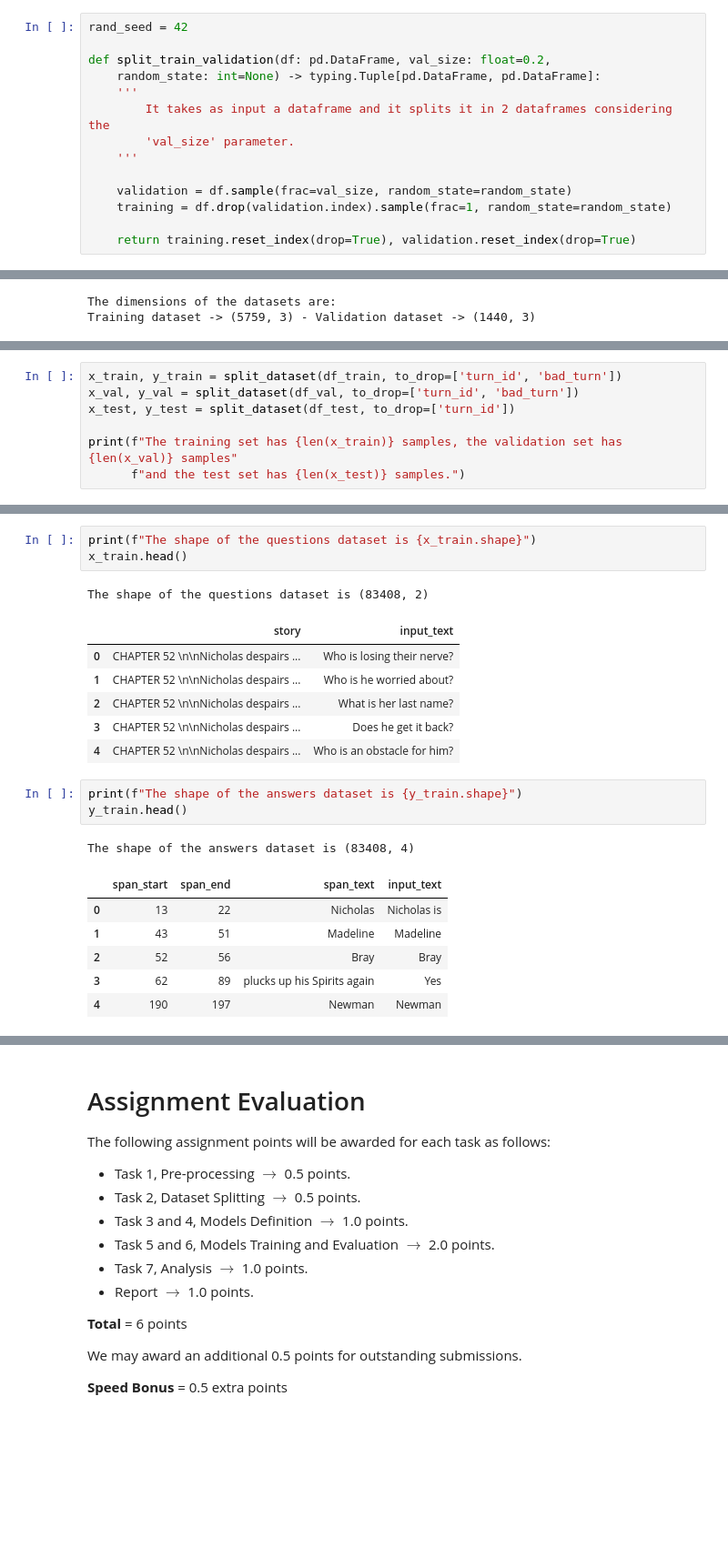
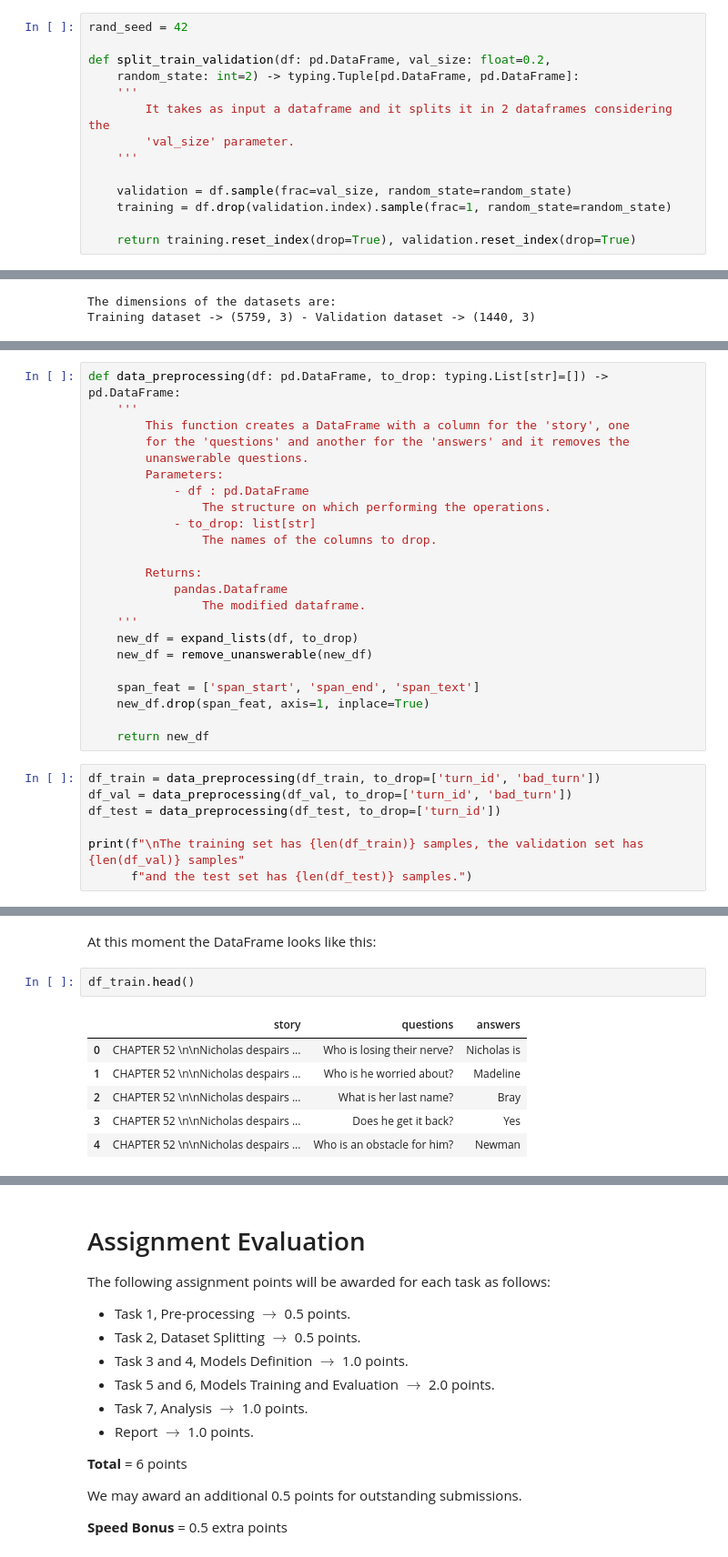
Before and after one commit to Valendrew/pos-tagging-abstractive-qa, a Jupyter notebook: Question_answering/master-nlp-ass02.ipynb, the cells around one changed output, grey strips where cells are left out. Shown at 91% size. Saved outputs shown, nothing was run; the diff lists cells and outputs as text; blank space fills up the shorter version.

```diff
--- a/Question_answering/master-nlp-ass02.ipynb
+++ b/Question_answering/master-nlp-ass02.ipynb
@@ -265,7 +272,7 @@ At this point we can split the dataset in training and validation and then we se
 rand_seed = 42
 
 def split_train_validation(df: pd.DataFrame, val_size: float=0.2,
-    random_state: int=None) -> typing.Tuple[pd.DataFrame, pd.DataFrame]:
+    random_state: int=2) -> typing.Tuple[pd.DataFrame, pd.DataFrame]:
     '''
         It takes as input a dataframe and it splits it in 2 dataframes considering the
         'val_size' parameter.
@@ -298,8 +333,31 @@ def split_dataset(df: pd.DataFrame, to_drop: typing.List[str]=[]) -> typing.Tupl
+# %%
+def data_preprocessing(df: pd.DataFrame, to_drop: typing.List[str]=[]) -> pd.DataFrame:
+    '''
+        This function creates a DataFrame with a column for the 'story', one
+        for the 'questions' and another for the 'answers' and it removes the
+        unanswerable questions.
+        Parameters:
+            - df : pd.DataFrame
+                The structure on which performing the operations.
+            - to_drop: list[str]
+                The names of the columns to drop.
+
+        Returns:
+            pandas.Dataframe
+                The modified dataframe.
+    '''
+    new_df = expand_lists(df, to_drop)
+    new_df = remove_unanswerable(new_df)
+
+    span_feat = ['span_start', 'span_end', 'span_text']
+    new_df.drop(span_feat, axis=1, inplace=True)
+
+    return new_df
 # %%
-x_train, y_train = split_dataset(df_train, to_drop=['turn_id', 'bad_turn'])
-x_val, y_val = split_dataset(df_val, to_drop=['turn_id', 'bad_turn'])
-x_test, y_test = split_dataset(df_test, to_drop=['turn_id'])
+df_train = data_preprocessing(df_train, to_drop=['turn_id', 'bad_turn'])
+df_val = data_preprocessing(df_val, to_drop=['turn_id', 'bad_turn'])
+df_test = data_preprocessing(df_test, to_drop=['turn_id'])
 
-print(f"The training set has {len(x_train)} samples, the validation set has {len(x_val)} samples"
-      f"and the test set has {len(x_test)} samples.")
+print(f"\nThe training set has {len(df_train)} samples, the validation set has {len(df_val)} samples"
+      f"and the test set has {len(df_test)} samples.")
 # %% [output]
@@ -331,22 +369,11 @@ We have removed:
-# %%
-print(f"The shape of the questions dataset is {x_train.shape}")
-x_train.head()
-# %% [output]
-The shape of the questions dataset is (83408, 2)
-|  | story | input_text |
-| 0 | CHAPTER 52 \n\nNicholas despairs ... | Who is losing their nerve? |
-| 1 | CHAPTER 52 \n\nNicholas despairs ... | Who is he worried about? |
-| 2 | CHAPTER 52 \n\nNicholas despairs ... | What is her last name? |
-| 3 | CHAPTER 52 \n\nNicholas despairs ... | Does he get it back? |
-| 4 | CHAPTER 52 \n\nNicholas despairs ... | Who is an obstacle for him? |
-# %%
-print(f"The shape of the answers dataset is {y_train.shape}")
-y_train.head()
-# %% [output]
-The shape of the answers dataset is (83408, 4)
-|  | span_start | span_end | span_text | input_text |
-| 0 | 13 | 22 | Nicholas | Nicholas is |
-| 1 | 43 | 51 | Madeline | Madeline |
-| 2 | 52 | 56 | Bray | Bray |
-| 3 | 62 | 89 | plucks up his Spirits again | Yes |
-| 4 | 190 | 197 | Newman | Newman |
+# %% [markdown]
+At this moment the DataFrame looks like this:
+# %%
+df_train.head()
+# %% [output]
+|  | story | questions | answers |
+| 0 | CHAPTER 52 \n\nNicholas despairs ... | Who is losing their nerve? | Nicholas is |
+| 1 | CHAPTER 52 \n\nNicholas despairs ... | Who is he worried about? | Madeline |
+| 2 | CHAPTER 52 \n\nNicholas despairs ... | What is her last name? | Bray |
+| 3 | CHAPTER 52 \n\nNicholas despairs ... | Does he get it back? | Yes |
+| 4 | CHAPTER 52 \n\nNicholas despairs ... | Who is an obstacle for him? | Newman |
```
Also changed, not shown: parts of 36 cells of this notebook.
